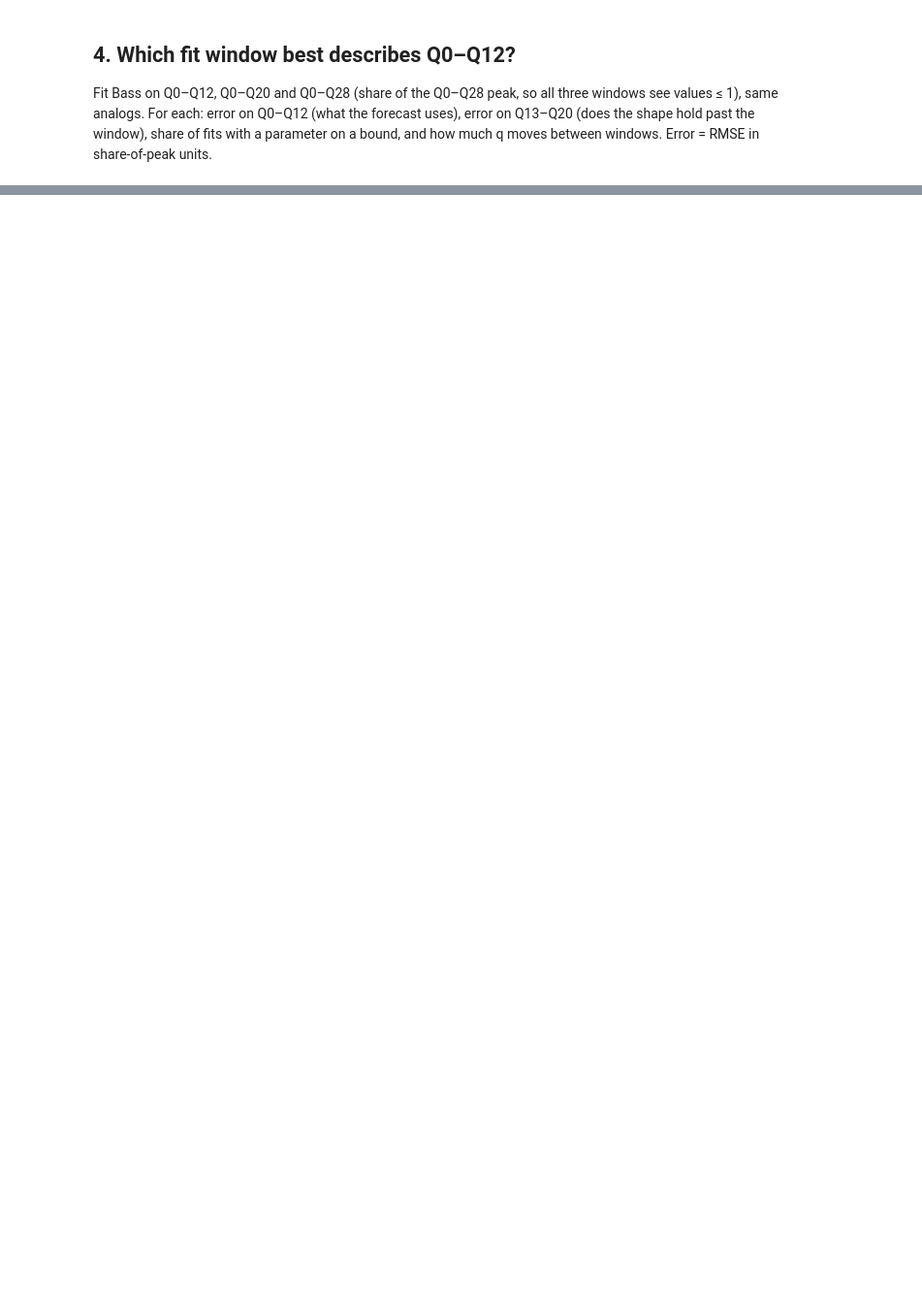
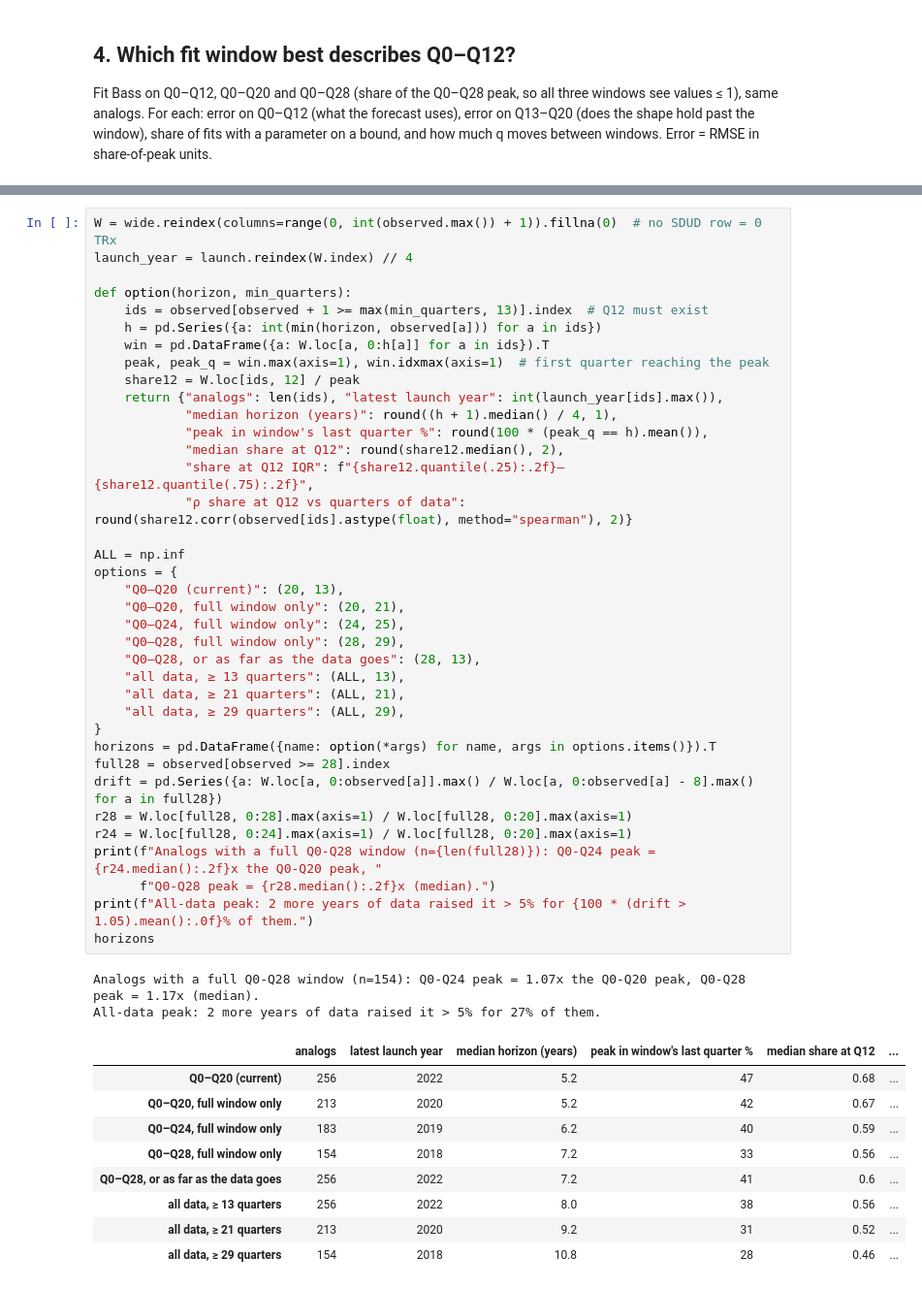
Before and after one commit to gracey0630/pharma-phriends, a Jupyter notebook: eda/peak_window_grace.ipynb, the cells around one changed output, grey strips where cells are left out. Shown at 97% size. Drawn from its saved outputs; the diff is of its cells as text; blank space fills up the shorter version.

```diff
--- a/eda/peak_window_grace.ipynb
+++ b/eda/peak_window_grace.ipynb
@@ -255,0 +262,49 @@ q moves by > 50% between the Q0-Q12 and Q0-Q20 fits for 53% of analogs
+# %%
+W = wide.reindex(columns=range(0, int(observed.max()) + 1)).fillna(0)  # no SDUD row = 0 TRx
+launch_year = launch.reindex(W.index) // 4
+
+def option(horizon, min_quarters):
+    ids = observed[observed + 1 >= max(min_quarters, 13)].index  # Q12 must exist
+    h = pd.Series({a: int(min(horizon, observed[a])) for a in ids})
+    win = pd.DataFrame({a: W.loc[a, 0:h[a]] for a in ids}).T
+    peak, peak_q = win.max(axis=1), win.idxmax(axis=1)  # first quarter reaching the peak
+    share12 = W.loc[ids, 12] / peak
+    return {"analogs": len(ids), "latest launch year": int(launch_year[ids].max()),
+            "median horizon (years)": round((h + 1).median() / 4, 1),
+            "peak in window's last quarter %": round(100 * (peak_q == h).mean()),
+            "median share at Q12": round(share12.median(), 2),
+            "share at Q12 IQR": f"{share12.quantile(.25):.2f}–{share12.quantile(.75):.2f}",
+            "ρ share at Q12 vs quarters of data": round(share12.corr(observed[ids].astype(float), method="spearman"), 2)}
+
+ALL = np.inf
+options = {
+    "Q0–Q20 (current)": (20, 13),
+    "Q0–Q20, full window only": (20, 21),
+    "Q0–Q24, full window only": (24, 25),
+    "Q0–Q28, full window only": (28, 29),
+    "Q0–Q28, or as far as the data goes": (28, 13),
+    "all data, ≥ 13 quarters": (ALL, 13),
+    "all data, ≥ 21 quarters": (ALL, 21),
+    "all data, ≥ 29 quarters": (ALL, 29),
+}
+horizons = pd.DataFrame({name: option(*args) for name, args in options.items()}).T
+full28 = observed[observed >= 28].index
+drift = pd.Series({a: W.loc[a, 0:observed[a]].max() / W.loc[a, 0:observed[a] - 8].max() for a in full28})
+r28 = W.loc[full28, 0:28].max(axis=1) / W.loc[full28, 0:20].max(axis=1)
+r24 = W.loc[full28, 0:24].max(axis=1) / W.loc[full28, 0:20].max(axis=1)
+print(f"Analogs with a full Q0-Q28 window (n={len(full28)}): Q0-Q24 peak = {r24.median():.2f}x the Q0-Q20 peak, "
+      f"Q0-Q28 peak = {r28.median():.2f}x (median).")
+print(f"All-data peak: 2 more years of data raised it > 5% for {100 * (drift > 1.05).mean():.0f}% of them.")
+horizons
+# %% [output]
+Analogs with a full Q0-Q28 window (n=154): Q0-Q24 peak = 1.07x the Q0-Q20 peak, Q0-Q28 peak = 1.17x (median).
+All-data peak: 2 more years of data raised it > 5% for 27% of them.
+|  | analogs | latest launch year | median horizon (years) | peak in window's last quarter % | median share at Q12 | ... |
+| Q0–Q20 (current) | 256 | 2022 | 5.2 | 47 | 0.68 | ... |
+| Q0–Q20, full window only | 213 | 2020 | 5.2 | 42 | 0.67 | ... |
+| Q0–Q24, full window only | 183 | 2019 | 6.2 | 40 | 0.59 | ... |
+| Q0–Q28, full window only | 154 | 2018 | 7.2 | 33 | 0.56 | ... |
+| Q0–Q28, or as far as the data goes | 256 | 2022 | 7.2 | 41 | 0.6 | ... |
+| all data, ≥ 13 quarters | 256 | 2022 | 8.0 | 38 | 0.56 | ... |
+| all data, ≥ 21 quarters | 213 | 2020 | 9.2 | 31 | 0.52 | ... |
+| all data, ≥ 29 quarters | 154 | 2018 | 10.8 | 28 | 0.46 | ... |
```
Also changed, not shown: parts of 13 cells of this notebook, 2 other files.
